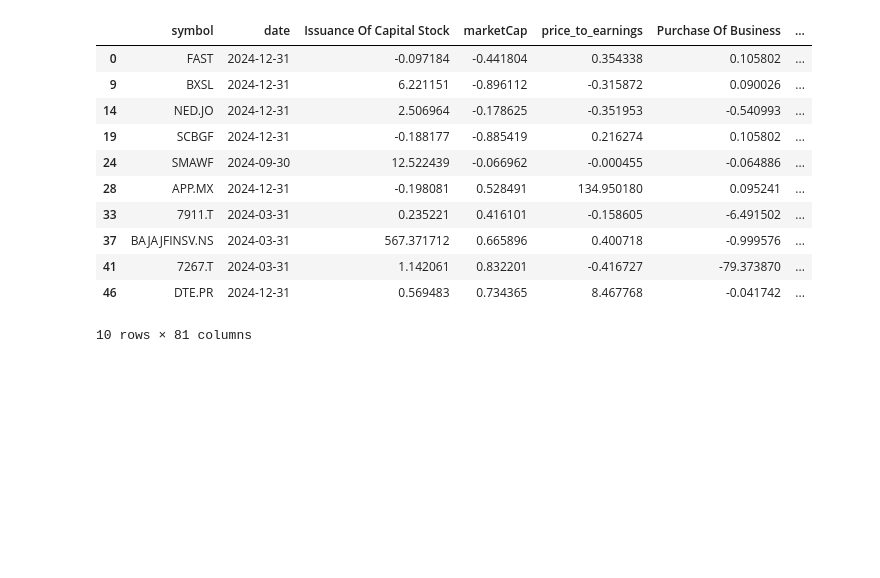
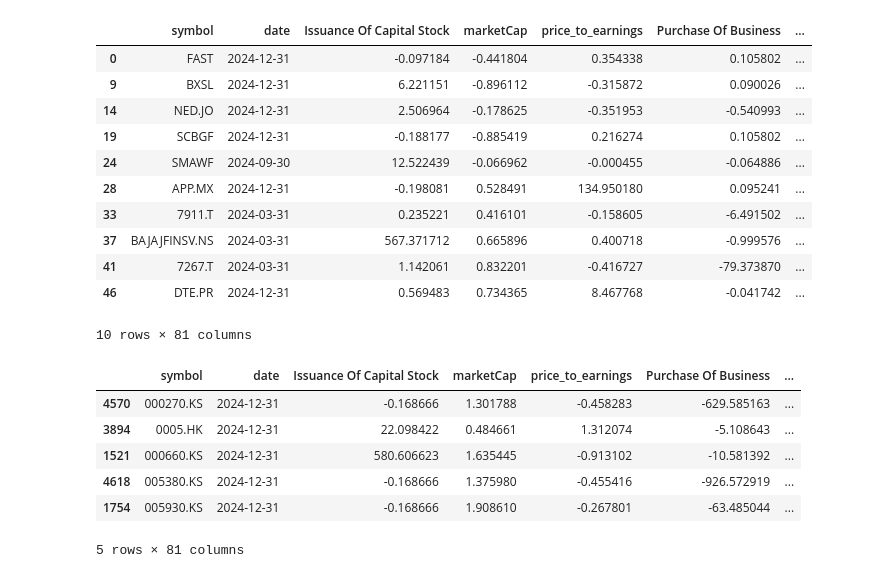
Before and after one commit to NotMishaal/esg-prediction, a Jupyter notebook: notebooks/financials.ipynb, the cells around one changed output. Drawn from its saved outputs; the diff is of its cells as text; code cells hidden in the pictures; blank space fills up the shorter version.

```diff
--- a/notebooks/financials.ipynb
+++ b/notebooks/financials.ipynb
@@ -525,8 +525,9 @@ X_cat_encoded = encoder.fit_transform(X_cat)
 X_cat_encoded_df = pd.DataFrame(X_cat_encoded.toarray(), columns=encoder.get_feature_names_out(categorical_cols))
 X_cat_encoded_df = X_cat_encoded_df.set_index(df_filtered.index)
 # %%
-df_encoded = pd.concat([df_filtered.drop(columns=categorical_cols), X_cat_encoded_df], axis=1)
-df_encoded.sort_index().head(10)
+# df_encoded = pd.concat([df_filtered.drop(columns=categorical_cols), X_cat_encoded_df], axis=1)
+# df_encoded.sort_index().head(10)
+df_encoded = df_filtered.copy()
 # %% [output]
 |  | symbol | date | Issuance Of Capital Stock | marketCap | price_to_earnings | Purchase Of Business | ... |
 | 0 | FAST | 2024-12-31 | 1.630000e+07 | 4.367976e+10 | 37.716505 | 0.000000e+00 | ... |
@@ -621,0 +625,10 @@ df_transformed.to_csv("../data/processed/processed_financials.csv", index=False)
+# %%
+df_transformed.head()
+# %% [output]
+|  | symbol | date | Issuance Of Capital Stock | marketCap | price_to_earnings | Purchase Of Business | ... |
+| 4570 | 000270.KS | 2024-12-31 | -0.168666 | 1.301788 | -0.458283 | -629.585163 | ... |
+| 3894 | 0005.HK | 2024-12-31 | 22.098422 | 0.484661 | 1.312074 | -5.108643 | ... |
+| 1521 | 000660.KS | 2024-12-31 | 580.606623 | 1.635445 | -0.913102 | -10.581392 | ... |
+| 4618 | 005380.KS | 2024-12-31 | -0.168666 | 1.375980 | -0.455416 | -926.572919 | ... |
+| 1754 | 005930.KS | 2024-12-31 | -0.168666 | 1.908610 | -0.267801 | -63.485044 | ... |
+5 rows × 81 columns
```
Also changed, not shown: parts of 5 cells of this notebook, 2 other files.
